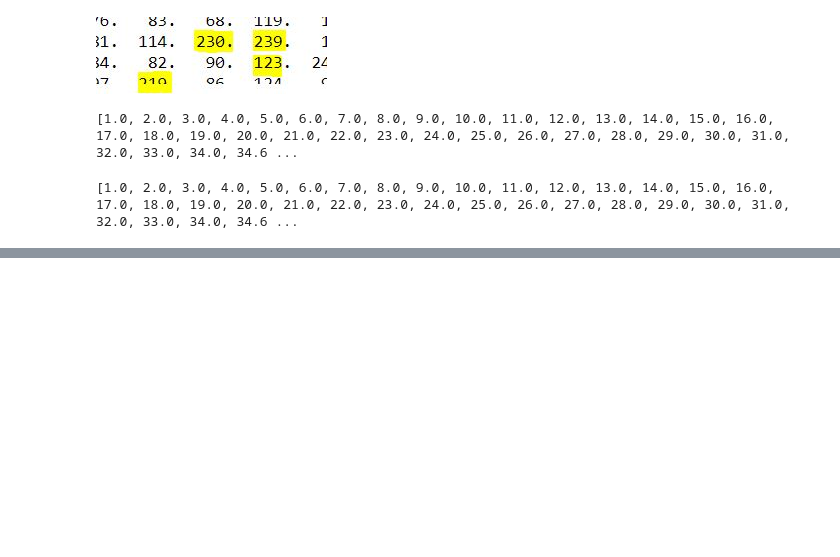
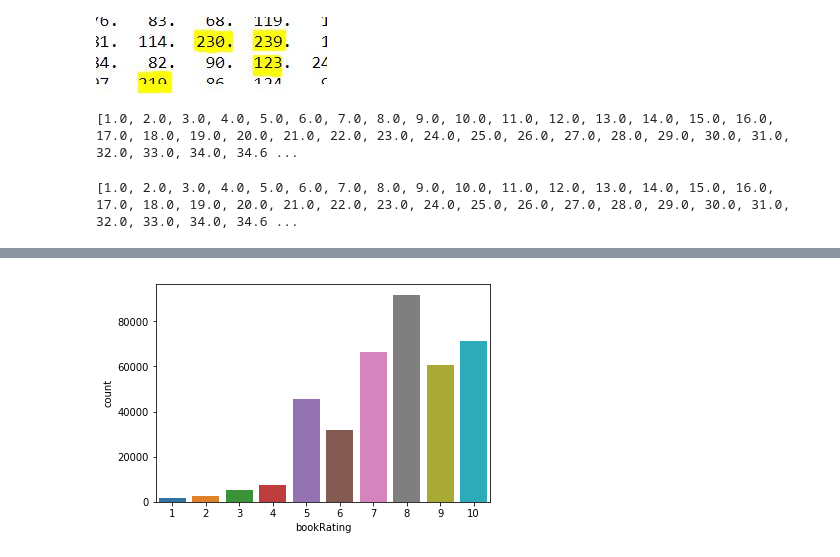
Before and after one commit to johnty05/bookSuggestorSystem, a Jupyter notebook: bookSuggestor.ipynb, the cells around one changed output, grey strips where cells are left out. Saved outputs shown, nothing was run; the diff lists cells and outputs as text; code cells hidden in the pictures; blank space fills up the shorter version.

```diff
--- a/bookSuggestor.ipynb
+++ b/bookSuggestor.ipynb
@@ -293,0 +336,10 @@ print(sorted(users.age.unique()))
+# %%
+# We see the recommendation is 0 for over 600000 which is quite abrupt and
+# therefore a good judgement cant be given
+# So we should separate the ratings <1 and >=1<=10
+ratingCorr=updRating[updRating.bookRating>0]
+ratingErr=updRating[updRating.bookRating==0]
+sns.countplot(data=ratingCorr,x='bookRating')
+plt.show()
+# %% [output]
+[figure, added]
```
Also changed, not shown: parts of 6 cells of this notebook.
